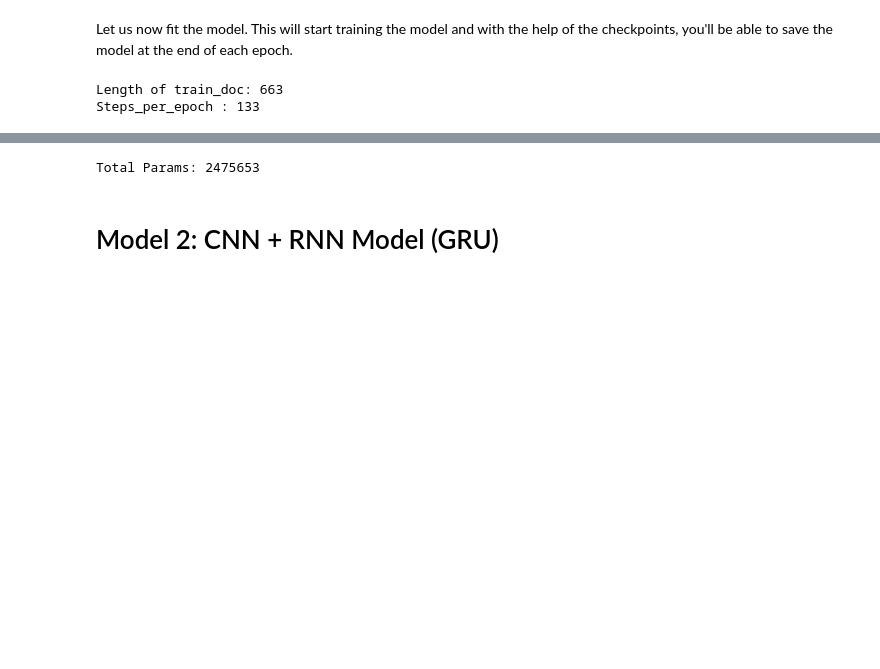
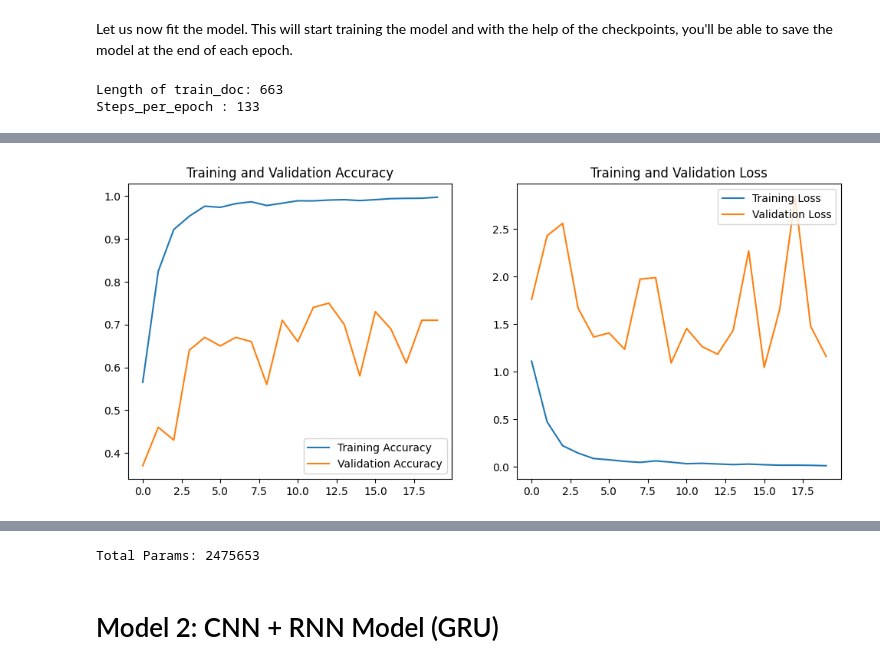
Before and after one commit to thomami244/Gesture-Recognition-Project, a Jupyter notebook: gesture_recognition_michael_thomas_supriyo_roy.ipynb, the cells around one changed output, grey strips where cells are left out. Drawn from its saved outputs; the diff is of its cells as text; code cells hidden in the pictures; blank space fills up the shorter version.

```diff
--- a/gesture_recognition_michael_thomas_supriyo_roy.ipynb
+++ b/gesture_recognition_michael_thomas_supriyo_roy.ipynb
@@ -450,3 +446,3 @@ print(batch_size)
 # %%
-train_generator = generator(train_path, train_doc, batch_size)
-val_generator = generator(val_path, val_doc, batch_size)
+train_generator = generator(train_path, train_doc, batch_size=32)
+val_generator = generator(val_path, val_doc, batch_size=32)
@@ -496,10 +528,16 @@ Batch labels shape: (5, 5)
 # %%
+# ---------------------------------------------
+# Define the callbacks_list HERE
+# ---------------------------------------------
+callbacks_list = [checkpoint]
+
+# Now you can pass callbacks_list into model.fit
 history = model.fit(
     train_generator,
     steps_per_epoch=steps_per_epoch,
     epochs=num_epochs,
     verbose=1,
-    callbacks=callbacks_list,
+    callbacks=callbacks_list,  # <--- Now it is defined
     validation_data=val_generator,
     validation_steps=validation_steps,
     class_weight=None,
@@ -546,3 +583,39 @@ Processing batch 83/132
+# %%
+import matplotlib.pyplot as plt
+
+# Extract metrics from history
+acc = history.history['categorical_accuracy']
+val_acc = history.history['val_categorical_accuracy']
+loss = history.history['loss']
+val_loss = history.history['val_loss']
+
+# Determine how many epochs were actually run
+epochs_range = range(len(acc))
+
+# Plotting
+plt.figure(figsize=(12, 5))
+
+# ---------------------------
+# Subplot 1: Accuracy
+# ---------------------------
+plt.subplot(1, 2, 1)
+plt.plot(epochs_range, acc, label='Training Accuracy')
+plt.plot(epochs_range, val_acc, label='Validation Accuracy')
+plt.legend(loc='lower right')
+plt.title('Training and Validation Accuracy')
+
+# ---------------------------
+# Subplot 2: Loss
+# ---------------------------
+plt.subplot(1, 2, 2)
+plt.plot(epochs_range, loss, label='Training Loss')
+plt.plot(epochs_range, val_loss, label='Validation Loss')
+plt.legend(loc='upper right')
+plt.title('Training and Validation Loss')
+
+plt.show()
+# %% [output]
+[figure, added]
 # %%
 final_loss, final_accuracy = model.evaluate(val_generator, steps=validation_steps)
 print("Final Validation Loss:", final_loss)
```
Also changed, not shown: parts of 13 cells of this notebook.
